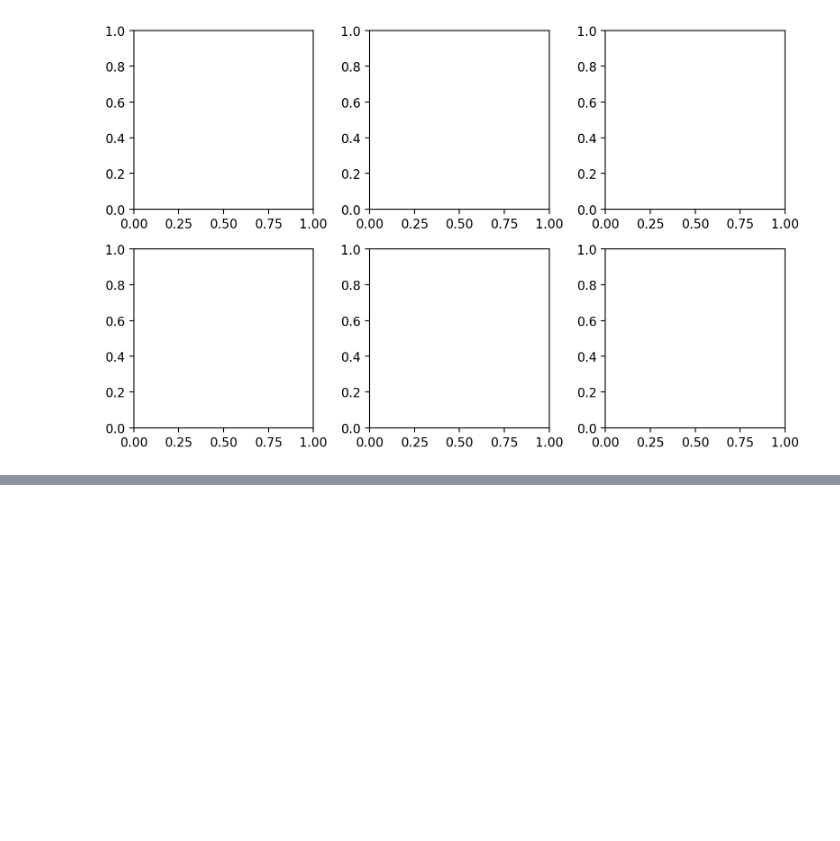
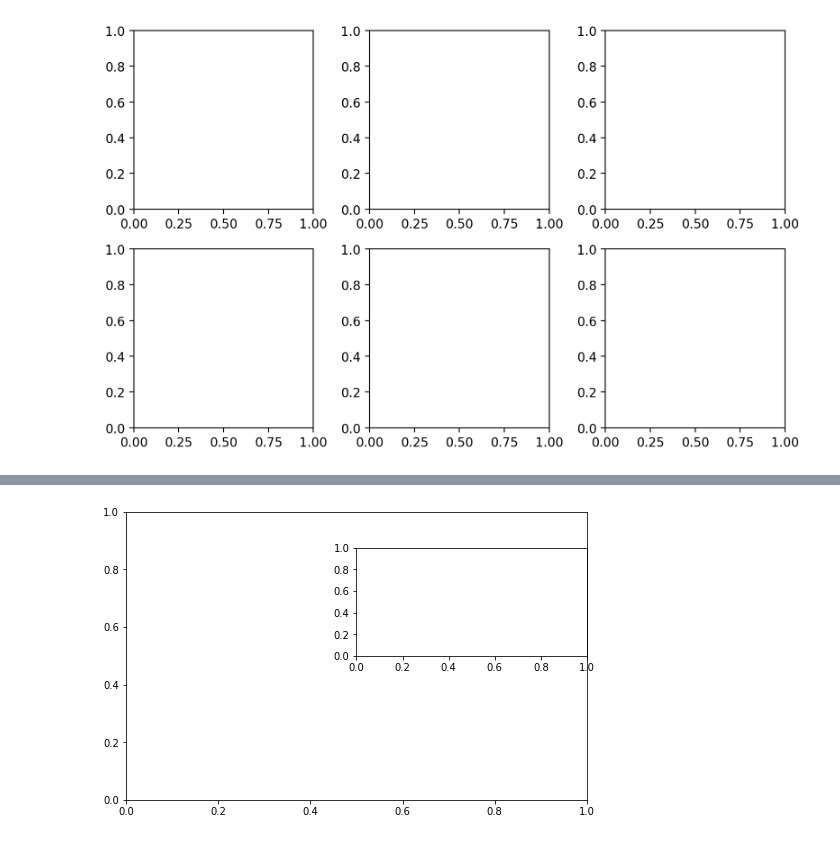
Before and after one commit to datacampic/visualization, a Jupyter notebook: 손학영/Matplotlib.ipynb, the cells around one changed output, grey strips where cells are left out. Cells and saved outputs as stored; diff of their text form; code cells hidden in the pictures; blank space fills up the shorter version.

```diff
--- a/손학영/Matplotlib.ipynb
+++ b/손학영/Matplotlib.ipynb
@@ -62,0 +67,11 @@ plt.show()
+# %%
+# add_axes
+fig = plt.figure(figsize=(8, 5))
+
+ax = [None for _ in range(3)]
+
+
+ax[0] = fig.add_axes([0.1,0.1,0.8,0.8]) # x축의 시작위치, y축의 시작위치, x축의 길이, y축의 길이
+ax[0] = fig.add_axes([0.5,0.5,0.4,0.3]) # x, y, dx, dy
+# %% [output]
+[figure, added]
```
Also changed, not shown: parts of 21 cells of this notebook.
